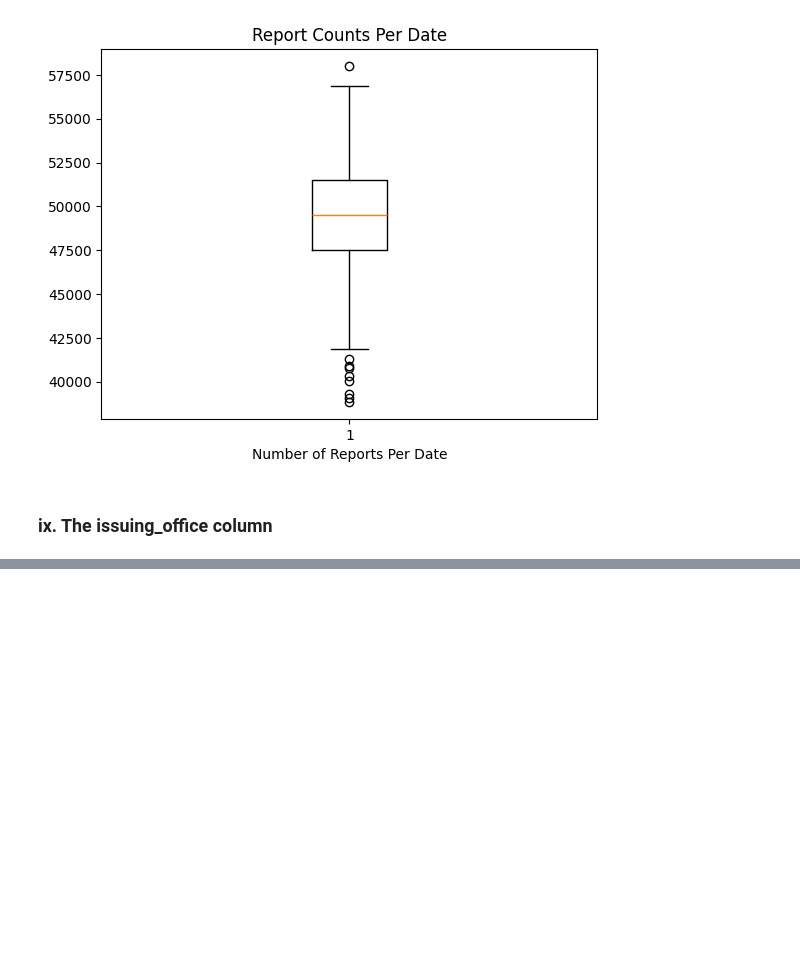
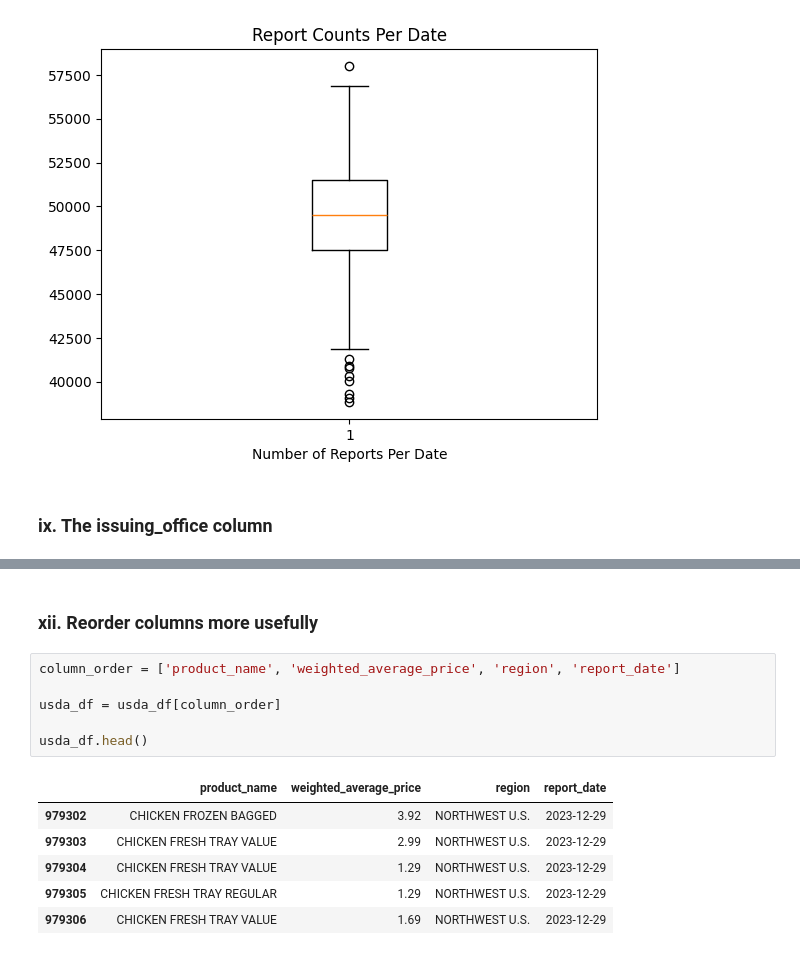
Before and after one commit to bradleytkay/Q1-2025-data-analysis-project-challenge, a Jupyter notebook: Q1-2025-step-2a-cleaning-pt-2.ipynb, the cells around one changed output, grey strips where cells are left out. Cells and saved outputs as stored; diff of their text form; blank space fills up the shorter version.

```diff
--- a/Q1-2025-step-2a-cleaning-pt-2.ipynb
+++ b/Q1-2025-step-2a-cleaning-pt-2.ipynb
@@ -545,0 +612,15 @@ Text(0.5, 0, 'Number of Reports Per Date')
+# %% [markdown]
+### xii. Reorder columns more usefully
+# %%
+column_order = ['product_name', 'weighted_average_price', 'region', 'report_date']
+
+usda_df = usda_df[column_order]
+
+usda_df.head()
+# %% [output]
+|  | product_name | weighted_average_price | region | report_date |
+| 979302 | CHICKEN FROZEN BAGGED | 3.92 | NORTHWEST U.S. | 2023-12-29 |
+| 979303 | CHICKEN FRESH TRAY VALUE | 2.99 | NORTHWEST U.S. | 2023-12-29 |
+| 979304 | CHICKEN FRESH TRAY VALUE | 1.29 | NORTHWEST U.S. | 2023-12-29 |
+| 979305 | CHICKEN FRESH TRAY REGULAR | 1.29 | NORTHWEST U.S. | 2023-12-29 |
+| 979306 | CHICKEN FRESH TRAY VALUE | 1.69 | NORTHWEST U.S. | 2023-12-29 |
```
Also changed, not shown: parts of 12 cells of this notebook.
